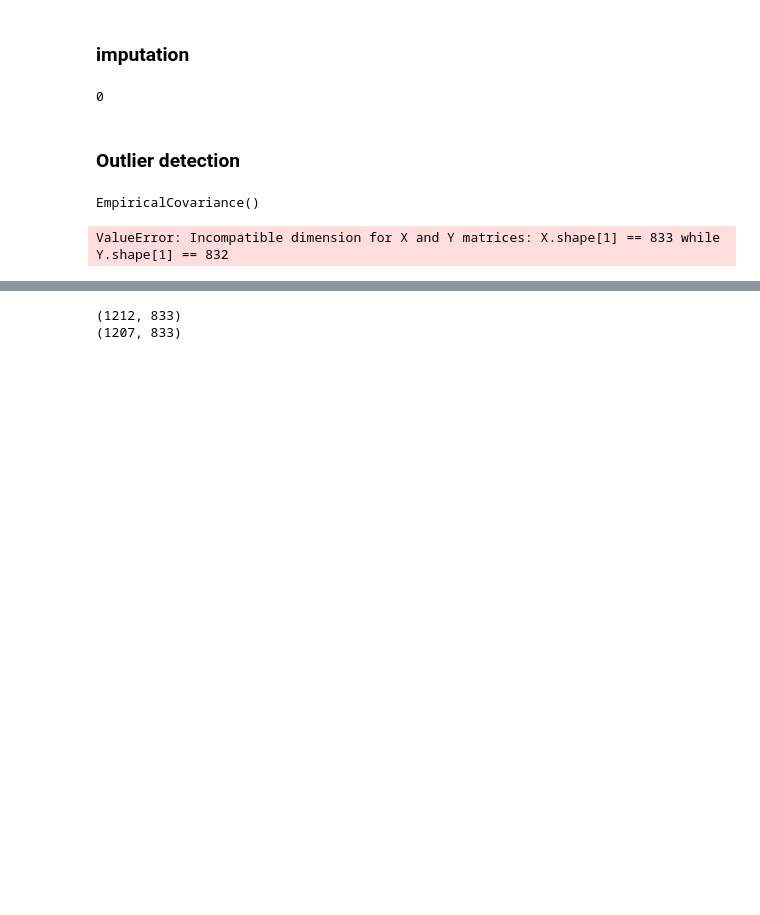
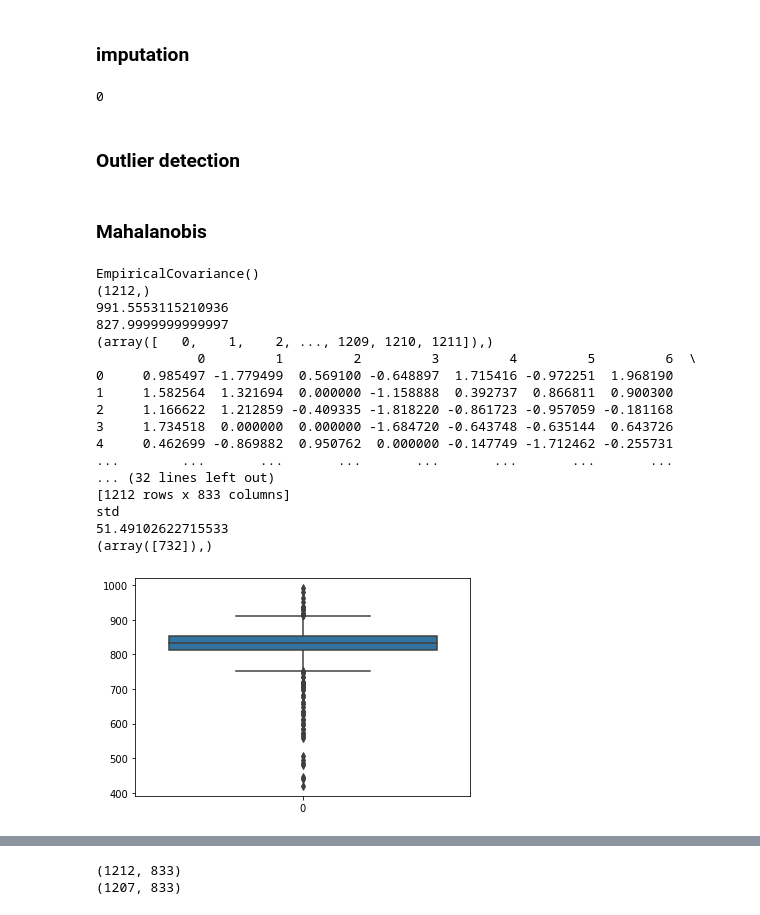
Before and after one commit to LukeAndrewSmith/AML, a Jupyter notebook: Task_1/Solution/Components/Outlier_Detection_Multi.ipynb, the cells around one changed output, grey strips where cells are left out. Cells and saved outputs as stored; diff of their text form; code cells hidden in the pictures; blank space fills up the shorter version.

```diff
--- a/Task_1/Solution/Components/Outlier_Detection_Multi.ipynb
+++ b/Task_1/Solution/Components/Outlier_Detection_Multi.ipynb
@@ -55,39 +56,61 @@ print(x_train.isnull().sum().sum())
 ### Outlier detection
 # %%
 import Normalisation as Normalisation
-x_train = Normalisation.gaussian(x_train)
-y_train = Normalisation.gaussian(y_train)
-x_test = Normalisation.gaussian(x_test)
-train_all = x_train.copy()
-train_all['age'] = y_train
+x_train_norm = Normalisation.gaussian(x_train)
+y_train_norm = Normalisation.gaussian(y_train)
+x_test_norm = Normalisation.gaussian(x_test)
+train_all = x_train_norm.copy()
+y_col_norm = y_train_norm.copy()
+train_all['age'] = y_col_norm.copy()
 numpy_all = train_all.to_numpy()
-numpy_test = x_test.to_numpy()
+numpy_test = x_test_norm.to_numpy()
+
+x_all_norm = x_train_norm.copy()
+x_all_norm = x_all_norm.append(x_test_norm)
+# %% [markdown]
+### Mahalanobis
 # %%
 # fit a Minimum Covariance Determinant (MCD) robust estimator to data
 #robust_cov = MinCovDet().fit(train_all)
 
 # compare estimators learnt from the full data set with true parameters
 #emp_cov = train_all.corr()
-cov = EmpiricalCovariance().fit(numpy_test)
+cov = EmpiricalCovariance().fit(x_train)
 print(cov)
 mahal = cov.mahalanobis(x_train)
 print(np.shape(mahal))
 print(np.max(mahal))
 print(np.mean(mahal))
 sb.boxplot(data=mahal)
 i = np.where(np.asarray(mahal) > 20)
 print(i)
 print(train_all.iloc[i])
 mahal_mean = np.mean(mahal)
 mahal_std = np.std(mahal)
 print('std')
 print(mahal_std)
 # get all id that have higher z score than alpha and remove them
 j = np.where((np.asarray(mahal) - mahal_mean) / mahal_std > 3)
 print(j)
 # %% [output]
 EmpiricalCovariance()
+(1212,)
+991.5553115210936
+827.9999999999997
+(array([   0,    1,    2, ..., 1209, 1210, 1211]),)
+             0         1         2         3         4         5         6  \
+0     0.985497 -1.779499  0.569100 -0.648897  1.715416 -0.972251  1.968190
+1     1.582564  1.321694  0.000000 -1.158888  0.392737  0.866811  0.900300
+2     1.166622  1.212859 -0.409335 -1.818220 -0.861723 -0.957059 -0.181168
+3     1.734518  0.000000  0.000000 -1.684720 -0.643748 -0.635144  0.643726
+4     0.462699 -0.869882  0.950762  0.000000 -0.147749 -1.712462 -0.255731
+...        ...       ...       ...       ...       ...       ...       ...
+... (32 lines left out)
+[1212 rows x 833 columns]
+std
+51.49102622715533
+(array([732]),)
-ValueError: Incompatible dimension for X and Y matrices: X.shape[1] == 833 while Y.shape[1] == 832
+[figure, added]
 # %%
 # fit a Minimum Covariance Determinant (MCD) robust estimator to data
 #robust_cov = MinCovDet().fit(train_all)
```
Also changed, not shown: parts of 11 cells of this notebook, 35 other files.
